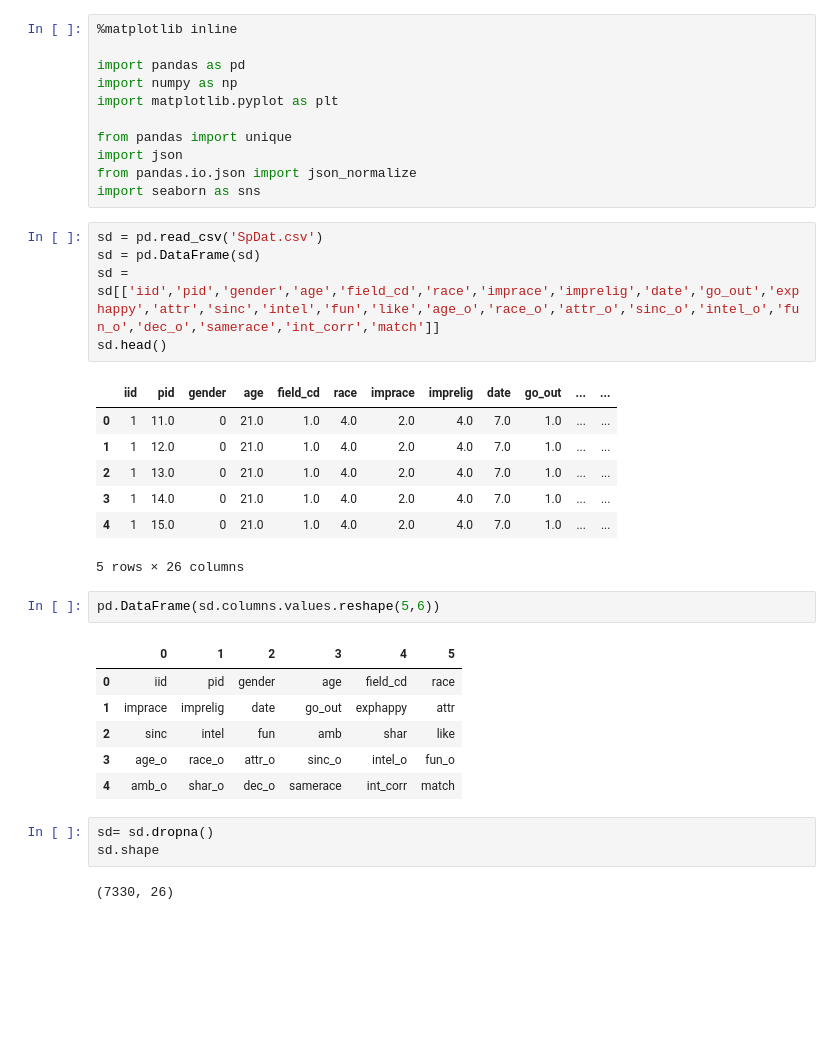
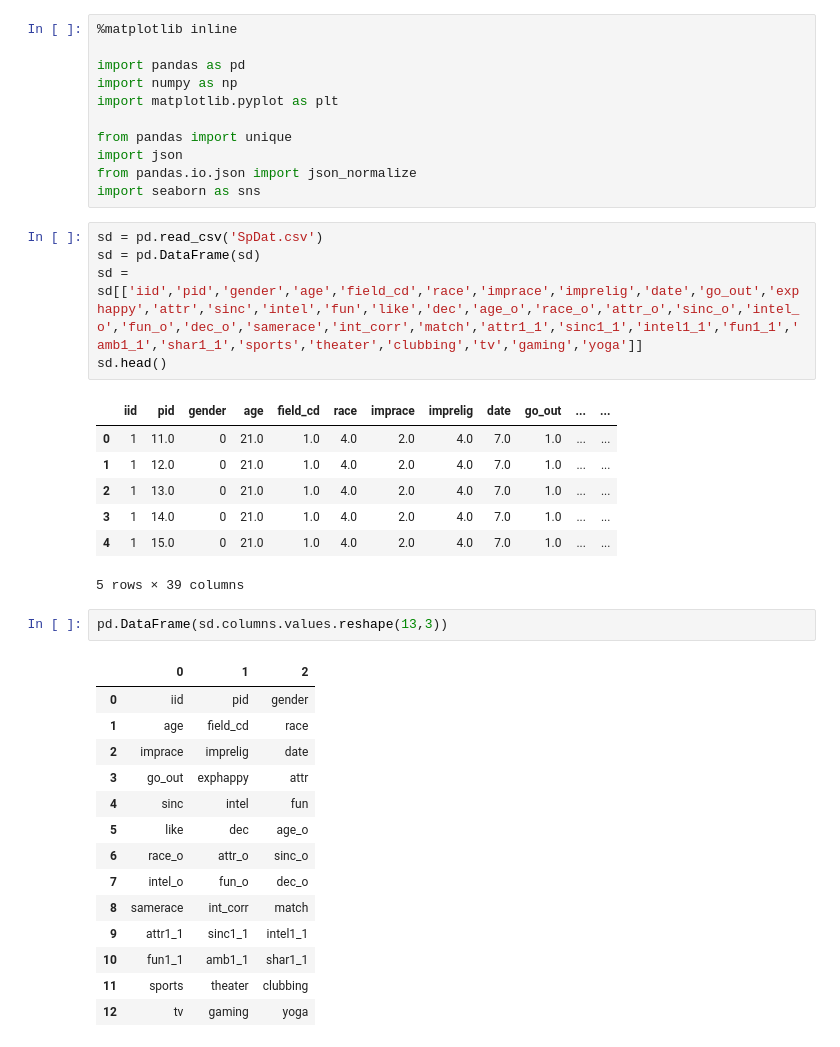
Before and after one commit to saminfeld/Springboard, a Jupyter notebook: Capstone Project/Speed Dating New.ipynb, the cells around one changed output. Drawn from its saved outputs; the diff is of its cells as text; blank space fills up the shorter version.

```diff
--- a/Capstone Project/Speed Dating New.ipynb
+++ b/Capstone Project/Speed Dating New.ipynb
@@ -12,7 +12,7 @@ import seaborn as sns
 # %%
 sd = pd.read_csv('SpDat.csv')
 sd = pd.DataFrame(sd)
-sd = sd[['iid','pid','gender','age','field_cd','race','imprace','imprelig','date','go_out','exphappy','attr','sinc','intel','fun','like','age_o','race_o','attr_o','sinc_o','intel_o','fun_o','dec_o','samerace','int_corr','match']]
+sd = sd[['iid','pid','gender','age','field_cd','race','imprace','imprelig','date','go_out','exphappy','attr','sinc','intel','fun','like','dec','age_o','race_o','attr_o','sinc_o','intel_o','fun_o','dec_o','samerace','int_corr','match','attr1_1','sinc1_1','intel1_1','fun1_1','amb1_1','shar1_1','sports','theater','clubbing','tv','gaming','yoga']]
 sd.head()
 # %% [output]
 |  | iid | pid | gender | age | field_cd | race | imprace | imprelig | date | go_out | ... | ... |
@@ -21,18 +21,21 @@ sd.head()
 | 2 | 1 | 13.0 | 0 | 21.0 | 1.0 | 4.0 | 2.0 | 4.0 | 7.0 | 1.0 | ... | ... |
 | 3 | 1 | 14.0 | 0 | 21.0 | 1.0 | 4.0 | 2.0 | 4.0 | 7.0 | 1.0 | ... | ... |
 | 4 | 1 | 15.0 | 0 | 21.0 | 1.0 | 4.0 | 2.0 | 4.0 | 7.0 | 1.0 | ... | ... |
-5 rows × 26 columns
+5 rows × 39 columns
 # %%
-pd.DataFrame(sd.columns.values.reshape(5,6))
+pd.DataFrame(sd.columns.values.reshape(13,3))
 # %% [output]
-|  | 0 | 1 | 2 | 3 | 4 | 5 |
-| 0 | iid | pid | gender | age | field_cd | race |
-| 1 | imprace | imprelig | date | go_out | exphappy | attr |
-| 2 | sinc | intel | fun | amb | shar | like |
-| 3 | age_o | race_o | attr_o | sinc_o | intel_o | fun_o |
-| 4 | amb_o | shar_o | dec_o | samerace | int_corr | match |
+|  | 0 | 1 | 2 |
+| 0 | iid | pid | gender |
+| 1 | age | field_cd | race |
+| 2 | imprace | imprelig | date |
+| 3 | go_out | exphappy | attr |
+| 4 | sinc | intel | fun |
+| 5 | like | dec | age_o |
+| 6 | race_o | attr_o | sinc_o |
+| 7 | intel_o | fun_o | dec_o |
+| 8 | samerace | int_corr | match |
+| 9 | attr1_1 | sinc1_1 | intel1_1 |
+| 10 | fun1_1 | amb1_1 | shar1_1 |
+| 11 | sports | theater | clubbing |
+| 12 | tv | gaming | yoga |
-# %%
-sd= sd.dropna()
-sd.shape
-# %% [output]
-(7330, 26)
```
Also changed, not shown: parts of 8 cells of this notebook, 5 other files.
